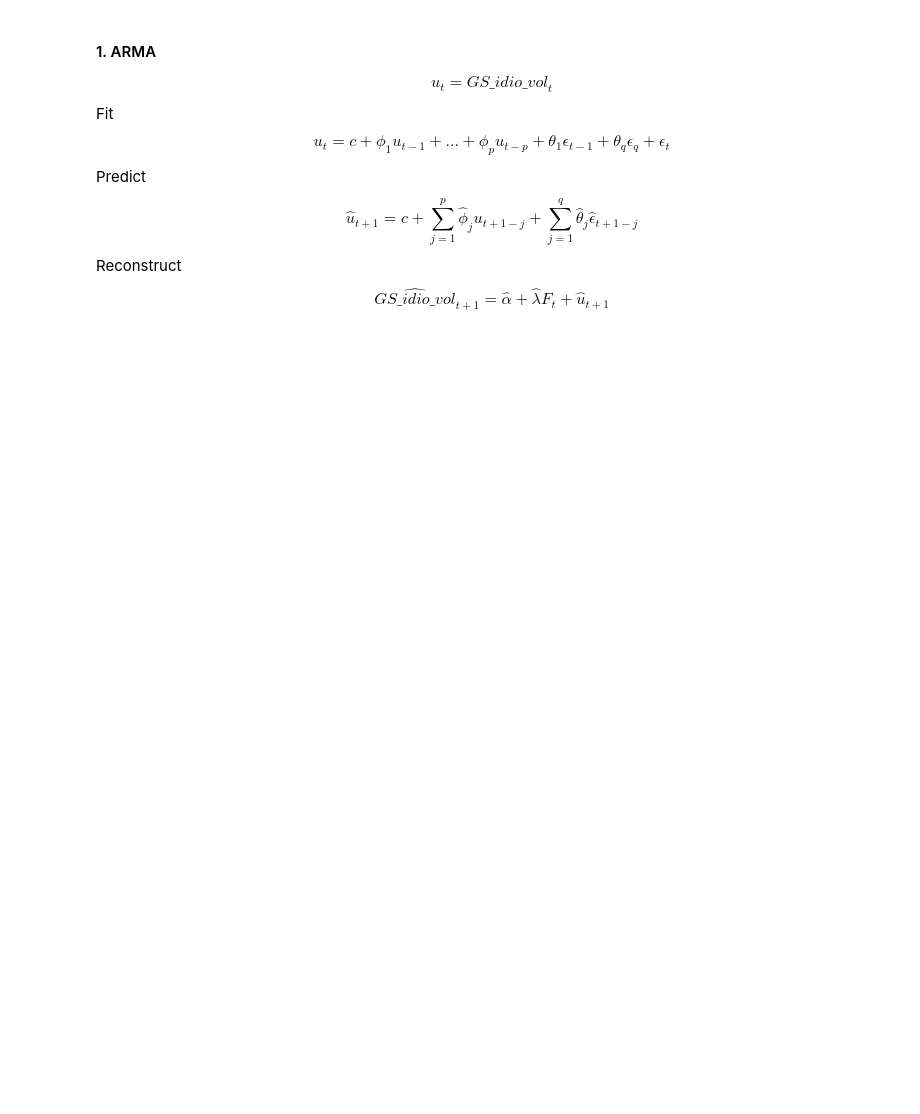
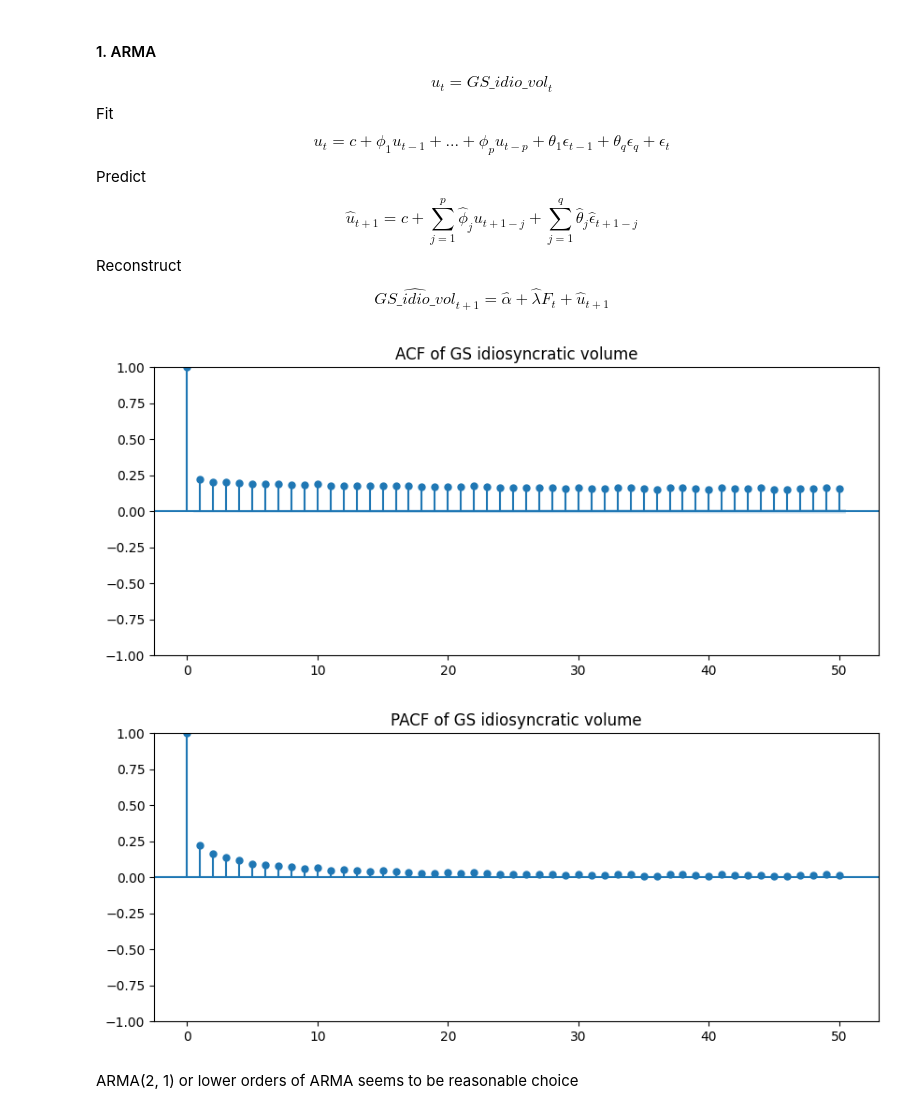
Before and after one commit to choijaewon959/Microstructure-driven-alpha-engine, a Jupyter notebook: analysis/volume_pred.ipynb, the cells around one changed output. Cells and saved outputs as stored; diff of their text form; code cells hidden in the pictures; blank space fills up the shorter version.

```diff
--- a/analysis/volume_pred.ipynb
+++ b/analysis/volume_pred.ipynb
@@ -293,7 +293,7 @@ shape: (5, 19)
 # %%
 from datetime import date as Date
 
-train_end = Date.fromisoformat("2025-04-30")
+train_end = Date.fromisoformat("2025-06-19")
 
 df_model = df_with_pca.filter(pl.col("date").is_not_null())
 
@@ -305,3 +305,22 @@ $${GS\_abvol}_t = \alpha + \lambda F_t + u_t$$
 where $$F_t = pca1_t$$
 and $$u_t = {GS\_abvol}_t - \hat{\alpha} - \hat{\lambda}F_t$$
 $$u_t \sim ARMA\ or\ SETAR$$
+# %%
+from sklearn.linear_model import LinearRegression
+
+common_model = LinearRegression()
+X_common_train = df_train.select(["pca1"]).to_numpy()
+y_common_train = df_train.select("GS_abvol").to_numpy().ravel()
+
+common_model.fit(X_common_train, y_common_train)
+
+X_common_all = df_model.select(["pca1"]).to_numpy()
+gs_abvol_all = df_model.select("GS_abvol").to_numpy().ravel()
+
+gs_common_hat = common_model.predict(X_common_all)
+gs_idio = gs_abvol_all - gs_common_hat
+
+df_model = df_model.with_columns([
+    pl.Series("GS_idio_vol", gs_idio)
+])
+df_model.tail()
@@ -314,3 +342,27 @@ Predict
 $$\hat{u}_{t+1} = c + \sum_{j=1}^{p} \hat{\phi}_j u_{t+1-j} + \sum_{j=1}^{q} \hat{\theta}_j \hat{\epsilon}_{t+1-j}$$
 Reconstruct
 $$\hat{GS\_idio\_vol}_{t+1} = \hat{\alpha} + \hat{\lambda}F_t + \hat{u}_{t+1}$$
+# %%
+from statsmodels.tsa.arima.model import ARIMA
+from statsmodels.graphics.tsaplots import plot_acf, plot_pacf
+
+
+df_train = df_model.filter(pl.col("date") <= train_end)
+df_test = df_model.filter(pl.col("date") > train_end)
+
+u_train = df_train.select("GS_idio_vol").to_numpy().ravel()
+
+fig, ax = plt.subplots(figsize=(10, 4))
+plot_acf(u_train, lags=50, ax=ax)
+ax.set_title("ACF of GS idiosyncratic volume")
+plt.show()
+
+fig, ax = plt.subplots(figsize=(10, 4))
+plot_pacf(u_train, lags=50, ax=ax, method="ywm")
+ax.set_title("PACF of GS idiosyncratic volume")
+plt.show()
+# %% [output]
+[figure, added]
+[figure, added]
+# %% [markdown]
+ARMA(2, 1) or lower orders of ARMA seems to be reasonable choice
```
Also changed, not shown: parts of 9 cells of this notebook.
